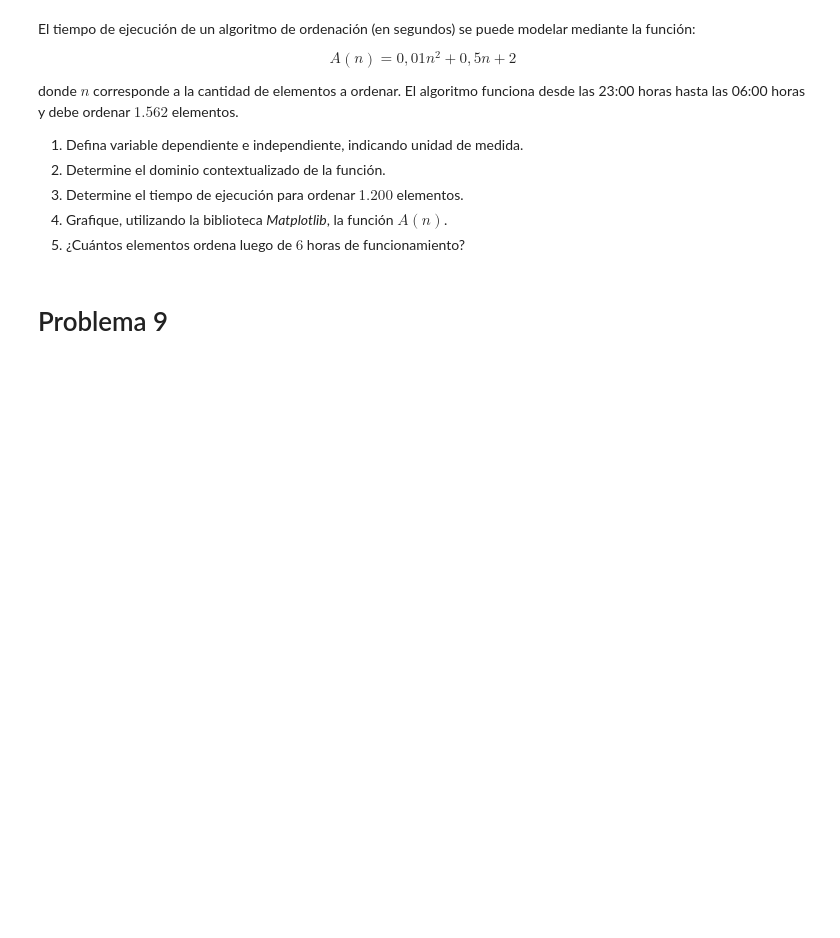
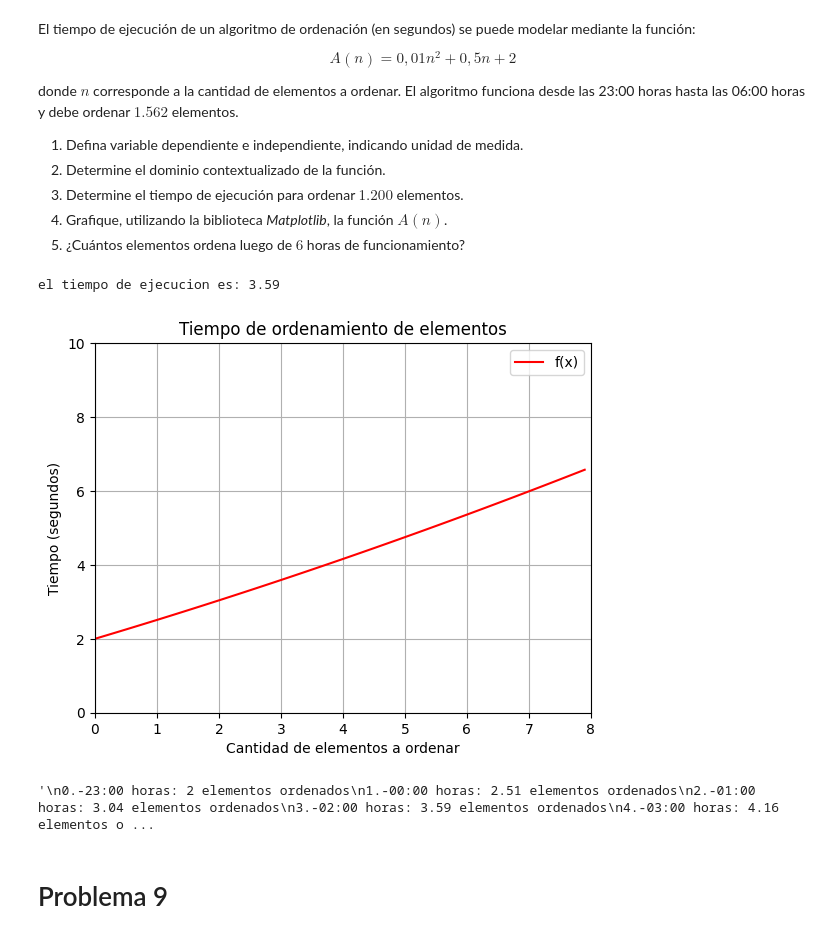
Before and after one commit to PelaoKratos/Matematica-aplicada, a Jupyter notebook: G1_Funciones.ipynb, the cells around one changed output. Cells and saved outputs as stored; diff of their text form; code cells hidden in the pictures; blank space fills up the shorter version.

```diff
--- a/G1_Funciones.ipynb
+++ b/G1_Funciones.ipynb
@@ -176,6 +198,41 @@ donde $n$ corresponde a la cantidad de elementos a ordenar. El algoritmo funcion
 3. Determine el tiempo de ejecución para ordenar $1.200$ elementos.
 4. Grafique, utilizando la biblioteca *Matplotlib*, la función $A(n)$.
 5. ¿Cuántos elementos ordena luego de $6$ horas de funcionamiento?
+# %%
+#Independiente: Cantidad de elementos a ordenar
+#dependiente: Tiempo de ordenamiento
+import numpy as np
+import matplotlib.pyplot as plt
+x = float(input('Introduce la cantidad de elementos a ordenar: '))
+def f(x):
+    return 0.01 * x**2 + 0.5 * x + 2
+print(f'el tiempo de ejecucion es: {f(x):.2f} ')
+
+x = np.arange(0, 8, 0.1)
+plt.axis([0,8,0,10])
+plt.plot(x, f(x), label = 'f(x)', color = 'red')
+plt.title('Tiempo de ordenamiento de elementos')
+plt.ylabel('Tiempo (segundos)')
+plt.xlabel('Cantidad de elementos a ordenar')
+plt.legend()
+plt.grid(True)
+plt.show()
+
+'''
+0.-23:00 horas: 2 elementos ordenados
+1.-00:00 horas: 2.51 elementos ordenados
+2.-01:00 horas: 3.04 elementos ordenados
+3.-02:00 horas: 3.59 elementos ordenados
+4.-03:00 horas: 4.16 elementos ordenados
+5.-04:00 horas: 4.75 elementos ordenados
+6.-05:00 horas: 5.36 elementos ordenados
+7.-06:00 horas: 5.99 elementos ordenados
+'''
+#El tiempo de ordenamiento para 1200 elementos es 15002.00 segundos o 4.16 horas
+# %% [output]
+el tiempo de ejecucion es: 3.59
+[figure, added]
+'\n0.-23:00 horas: 2 elementos ordenados\n1.-00:00 horas: 2.51 elementos ordenados\n2.-01:00 horas: 3.04 elementos ordenados\n3.-02:00 horas: 3.59 elementos ordenados\n4.-03:00 horas: 4.16 elementos o ...
 # %% [markdown]
 # Problema 9
 # %% [markdown]
```
Also changed, not shown: parts of 3 cells of this notebook.
